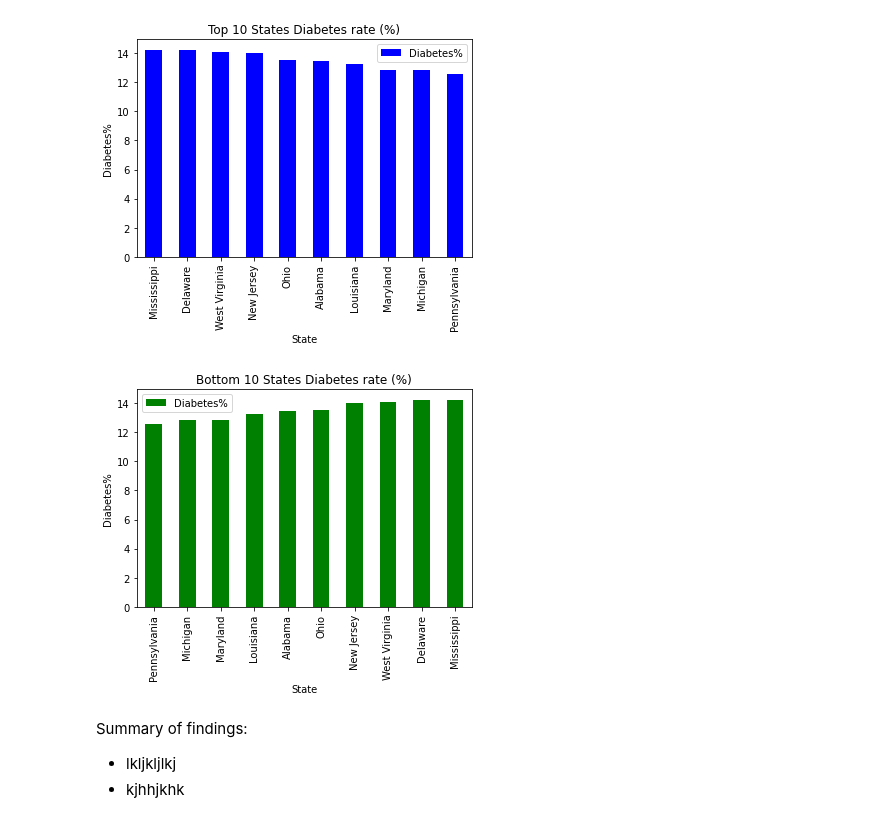
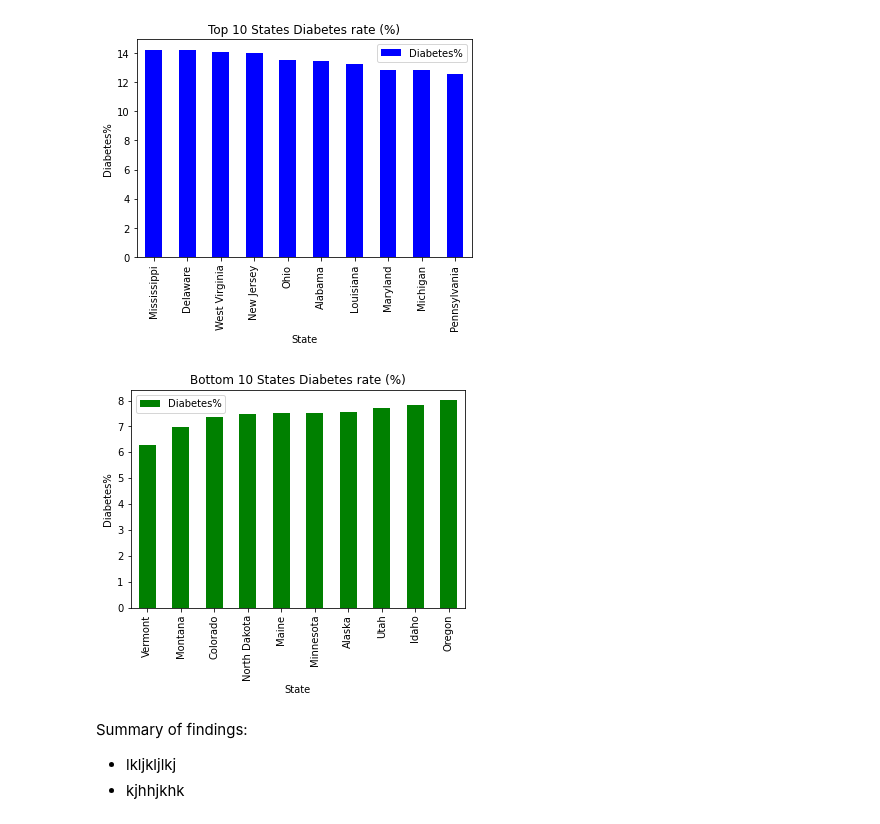
Before and after one commit to the-liat/project-1, a Jupyter notebook: Diabetes Analysis.ipynb, the cells around one changed output. Drawn from its saved outputs; the diff is of its cells as text; code cells hidden in the pictures.

```diff
--- a/Diabetes Analysis.ipynb
+++ b/Diabetes Analysis.ipynb
@@ -160 +166,11 @@ plt.tight_layout()
 <Figure size 432x288 with 0 Axes>
+# %%
+# creating new columns for long and lat
+
+# spliting the column
+merged_df[['lat', 'long']] = merged_df['Long & Lat'].str.split(',', expand=True)
+
+# replacing prentheses with nothing and change to float
+merged_df['lat'] = merged_df['lat'].str.replace('(', '').astype(float)
+merged_df['long'] = merged_df['long'].str.replace(')', '').astype(float)
+merged_df.info()
@@ -161,17 +195,15 @@ plt.tight_layout()
 # %%
-#Katejoe - I think this is how you get the long and lat from the one column:
-merged_df["long"] = merged_df['Long & Lat'].apply(lambda x:x[0])
-merged_df["lat"]= merged_df['Long & Lat'].apply(lambda x:x[1])
-
+# Plotting the diabetes rate on map
 diabetes_plot = merged_df.hvplot.points(
     "long",
     "lat",
     geo = True,
-    tiles = "EsriImagery",
-    frame_width = 800,
+    tiles = "OSM",
+    frame_width = 1000,
     frame_height = 600,
     size = "Diabetes%",
-    scale= 1.0
+    scale= 5,
+    color = "Diabetes%"
       )
 # Display the map plot
 diabetes_plot
@@ -184,10 +213,10 @@ TypeError: ufunc 'isfinite' not supported for the input types, and the inputs co
 # Top 10 Diabetes%
 
 # Sort the data by values in descending order
-merged_df = merged_df.sort_values('Diabetes%', ascending=False).head(10)
+top_df = merged_df.sort_values('Diabetes%', ascending=False).head(10)
 
 # Plot the bar chart
-merged_df.plot(kind='bar', x='State', y='Diabetes%', color='blue')
+top_df.plot(kind='bar', x='State', y='Diabetes%', color='blue')
 
 # Add labels and title
 plt.xlabel('State')
@@ -201,20 +230,20 @@ plt.show()
 # %%
 # Bottom 10 Diabetes%
 # Sort the data by values in descending order
-merged_df = merged_df.sort_values('Diabetes%').head(10)
+bottom_df = merged_df.sort_values('Diabetes%').head(10)
 
 # Plot the bar chart
-merged_df.plot(kind='bar', x='State', y='Diabetes%', color='green')
+bottom_df.plot(kind='bar', x='State', y='Diabetes%', color='green')
 
 # Add labels and title
 plt.xlabel('State')
 plt.ylabel('Diabetes%')
 plt.title('Bottom 10 States Diabetes rate (%)')
 
 # Show plot
 plt.show()
 # %% [output]
-[figure, old version]
+[figure, new version]
 # %% [markdown]
 Summary of findings:
 * lkljkljlkj
```
Also changed, not shown: parts of 6 cells of this notebook, 1 other file.
